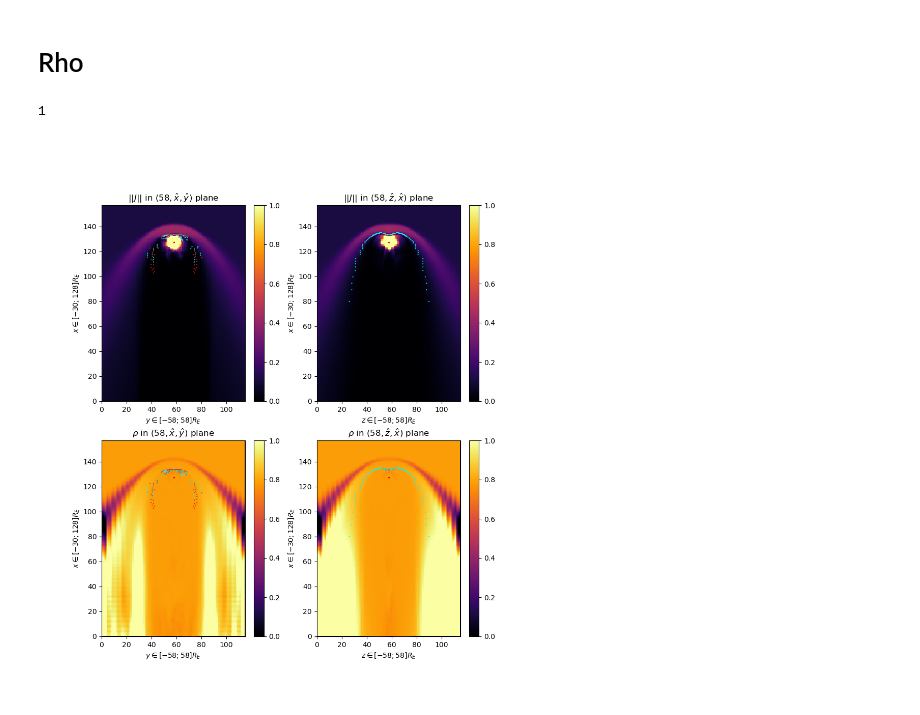
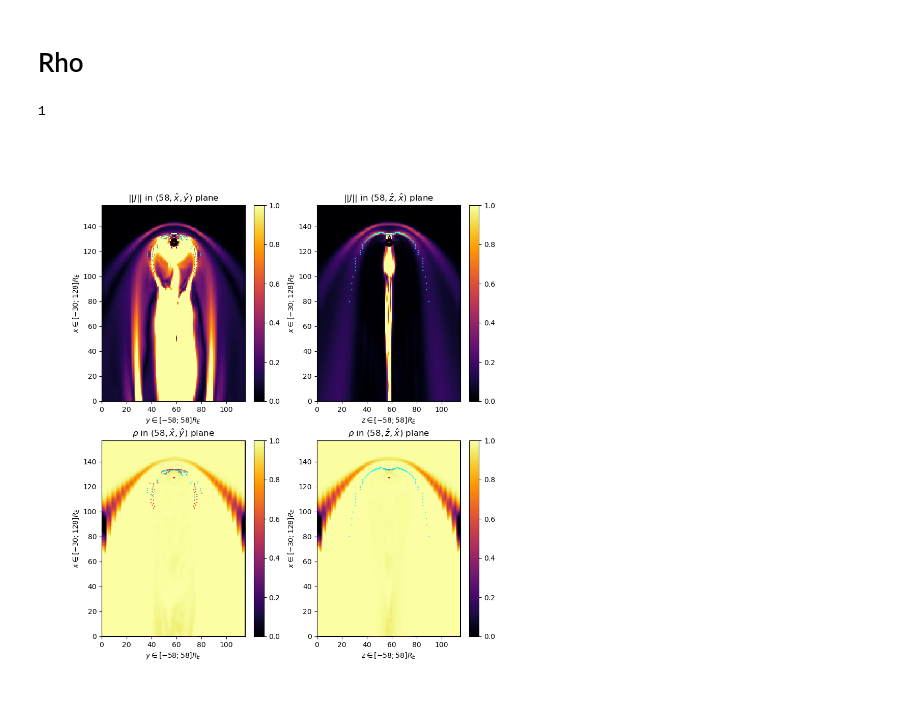
Before and after one commit to Arneaj/CUSP, a Jupyter notebook: python/visualization.ipynb, the cells around one changed output. Drawn from its saved outputs; the diff is of its cells as text; code cells hidden in the pictures.

```diff
--- a/python/visualization.ipynb
+++ b/python/visualization.ipynb
@@ -123,15 +123,15 @@ plt.close()
 # %% [markdown]
 # Rho
 # %%
-# J_norm = gorgon.import_from_bin( "/rds/general/user/avr24/home/Thesis/data/Run1_23100/J_norm_processed_real.bin" )
-rho = gorgon.import_from_bin( "../test_data/rho_1_23100.bin" )
+J_norm = gorgon.import_from_bin( "/rds/general/user/avr24/home/Thesis/data/Run10_28800/J_norm_processed_real.bin" )
+rho = gorgon.import_from_bin( "../test_data/rho_10_28800.bin" )
 
 interest_points_theta = []
 interest_points_phi = []
 interest_points_r = []
 interest_points_w = []
 
-with open(f"/rds/general/user/avr24/home/Thesis/data/Run1_23100/interest_points_cpp.csv", "r") as f:
+with open(f"/rds/general/user/avr24/home/Thesis/data/Run10_28800/interest_points_cpp.csv", "r") as f:
     lines = f.readlines()
 
     for line in lines:
@@ -163,7 +163,9 @@ d_rho_r = (d_rho_x*X + d_rho_y*Y + d_rho_z*Z) * R**3 #np.sqrt( d_rho_x**2 + d_rh
 
 rho = (rho - np.min(rho))/(3e-20 - np.min(rho))
 d_rho_r = (d_rho_r - np.min(d_rho_r)*0.003)/(np.max(d_rho_r)*0.001 - np.min(d_rho_r)*0.003)
-# J_norm = (J_norm - np.min(J_norm))/(3e-9 - np.min(J_norm))
+
+J_norm = J_norm[:,:,:,0]
+J_norm = (J_norm - np.min(J_norm))/(3e-9 - np.min(J_norm))
 
 # d_rho = 1 - d_rho
 
@@ -174,8 +176,8 @@ fig.set_figheight(11)
 
 iy = 58
 
-J_norm_xy_i = rho[::-1,:,iy]
-J_norm_xz_i = rho[::-1,iy,:]
+J_norm_xy_i = J_norm[::-1,:,iy]
+J_norm_xz_i = J_norm[::-1,iy,:]
 
 rho_xy_i = d_rho_r[::-1,:,iy]
 rho_xz_i = d_rho_r[::-1,iy,:]
@@ -213,31 +215,31 @@ axes[1,0].set(ylabel=r"$x \in [-30; 128] R_E$", xlabel=r"$y \in [-58; 58] R_E$")
 
 axes[1,1].set_xlim(0, rho.shape[2]-1)
 axes[1,1].set_ylim(0, rho.shape[0]-1)
 axes[1,1].set(ylabel=r"$x \in [-30; 128] R_E$", xlabel=r"$z \in [-58; 58] R_E$")
 
 
 X_ip = rho.shape[0] - earth_pos[0] + interest_points_r * np.cos(interest_points_theta)
 Y_ip = earth_pos[1] + interest_points_r * np.sin(interest_points_theta) * np.sin(interest_points_phi)
 Z_ip = earth_pos[2] + interest_points_r * np.sin(interest_points_theta) * np.cos(interest_points_phi)
 
 epsilon = 1
 
 xy_points_x = X_ip[ np.abs(Z_ip - iy) < epsilon ]
 xy_points_y = Y_ip[ np.abs(Z_ip - iy) < epsilon ]
 xy_c = interest_points_w[ np.abs(Z_ip - iy) < epsilon ]
 
 xz_points_x = X_ip[ np.abs(Y_ip - iy) < epsilon ]
 xz_points_z = Z_ip[ np.abs(Y_ip - iy) < epsilon ]
 xz_c = interest_points_w[ np.abs(Y_ip - iy) < epsilon ]
 
 
 axes[0,0].scatter( xy_points_y, xy_points_x, s=0.3, c=xy_c )
 axes[0,1].scatter( xz_points_z, xz_points_x, s=0.3, c=xz_c )
 
 axes[1,0].scatter( xy_points_y, xy_points_x, s=0.3, c=xy_c )
 axes[1,1].scatter( xz_points_z, xz_points_x, s=0.3, c=xz_c )
 
 epsilon
 # %% [output]
 1
-[figure, old version]
+[figure, new version]
```
Also changed, not shown: 1 other file.
